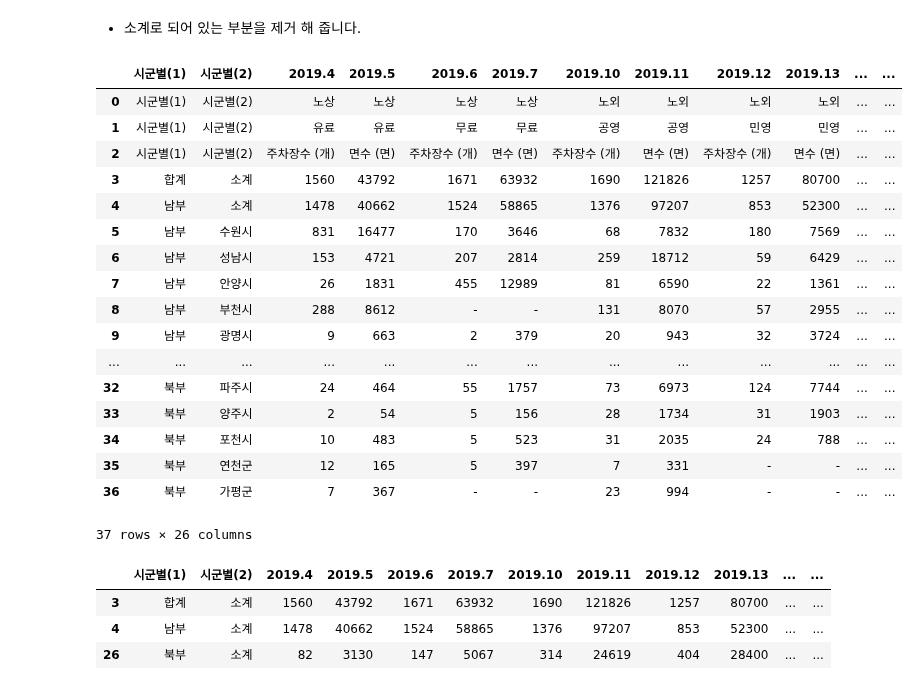
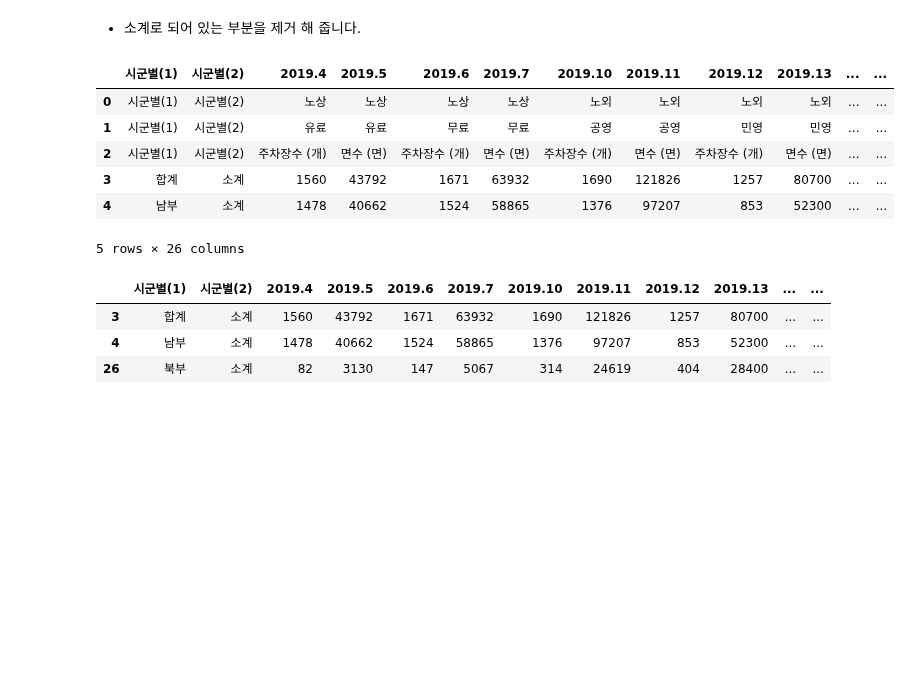
Before and after one commit to SANGHEEZZANG/GGpark, a Jupyter notebook: 경기도주차장수.ipynb, the cells around one changed output. Cells and saved outputs as stored; diff of their text form; code cells hidden in the pictures; blank space fills up the shorter version.

```diff
--- a/경기도주차장수.ipynb
+++ b/경기도주차장수.ipynb
@@ -67,26 +67,15 @@ df2 = df1.drop(columns=['2019','2019.1','2019.2','2019.3','2019.8','2019.9','201
                        ,'2020','2020.1','2020.2','2020.3','2020.8','2020.9','2020.14','2020.15'
                        ,'2021','2021.1','2021.2','2021.3','2021.8','2021.9','2021.14','2021.15']) # 소계로 되어 있는 부분 제거
 # %%
-df2
+df2.head()
 # %% [output]
 |  | 시군별(1) | 시군별(2) | 2019.4 | 2019.5 | 2019.6 | 2019.7 | 2019.10 | 2019.11 | 2019.12 | 2019.13 | ... | ... |
 | 0 | 시군별(1) | 시군별(2) | 노상 | 노상 | 노상 | 노상 | 노외 | 노외 | 노외 | 노외 | ... | ... |
 | 1 | 시군별(1) | 시군별(2) | 유료 | 유료 | 무료 | 무료 | 공영 | 공영 | 민영 | 민영 | ... | ... |
 | 2 | 시군별(1) | 시군별(2) | 주차장수 (개) | 면수 (면) | 주차장수 (개) | 면수 (면) | 주차장수 (개) | 면수 (면) | 주차장수 (개) | 면수 (면) | ... | ... |
 | 3 | 합계 | 소계 | 1560 | 43792 | 1671 | 63932 | 1690 | 121826 | 1257 | 80700 | ... | ... |
 | 4 | 남부 | 소계 | 1478 | 40662 | 1524 | 58865 | 1376 | 97207 | 853 | 52300 | ... | ... |
-| 5 | 남부 | 수원시 | 831 | 16477 | 170 | 3646 | 68 | 7832 | 180 | 7569 | ... | ... |
-| 6 | 남부 | 성남시 | 153 | 4721 | 207 | 2814 | 259 | 18712 | 59 | 6429 | ... | ... |
-| 7 | 남부 | 안양시 | 26 | 1831 | 455 | 12989 | 81 | 6590 | 22 | 1361 | ... | ... |
-| 8 | 남부 | 부천시 | 288 | 8612 | - | - | 131 | 8070 | 57 | 2955 | ... | ... |
-| 9 | 남부 | 광명시 | 9 | 663 | 2 | 379 | 20 | 943 | 32 | 3724 | ... | ... |
-| ... | ... | ... | ... | ... | ... | ... | ... | ... | ... | ... | ... | ... |
-| 32 | 북부 | 파주시 | 24 | 464 | 55 | 1757 | 73 | 6973 | 124 | 7744 | ... | ... |
-| 33 | 북부 | 양주시 | 2 | 54 | 5 | 156 | 28 | 1734 | 31 | 1903 | ... | ... |
-| 34 | 북부 | 포천시 | 10 | 483 | 5 | 523 | 31 | 2035 | 24 | 788 | ... | ... |
-| 35 | 북부 | 연천군 | 12 | 165 | 5 | 397 | 7 | 331 | - | - | ... | ... |
-| 36 | 북부 | 가평군 | 7 | 367 | - | - | 23 | 994 | - | - | ... | ... |
-37 rows × 26 columns
+5 rows × 26 columns
 # %%
 df2.loc[df2['시군별(2)'] == '소계'] # 소계로 되어 있는 부분 확인
 # %% [output]
```
Also changed, not shown: parts of 3 cells of this notebook.
